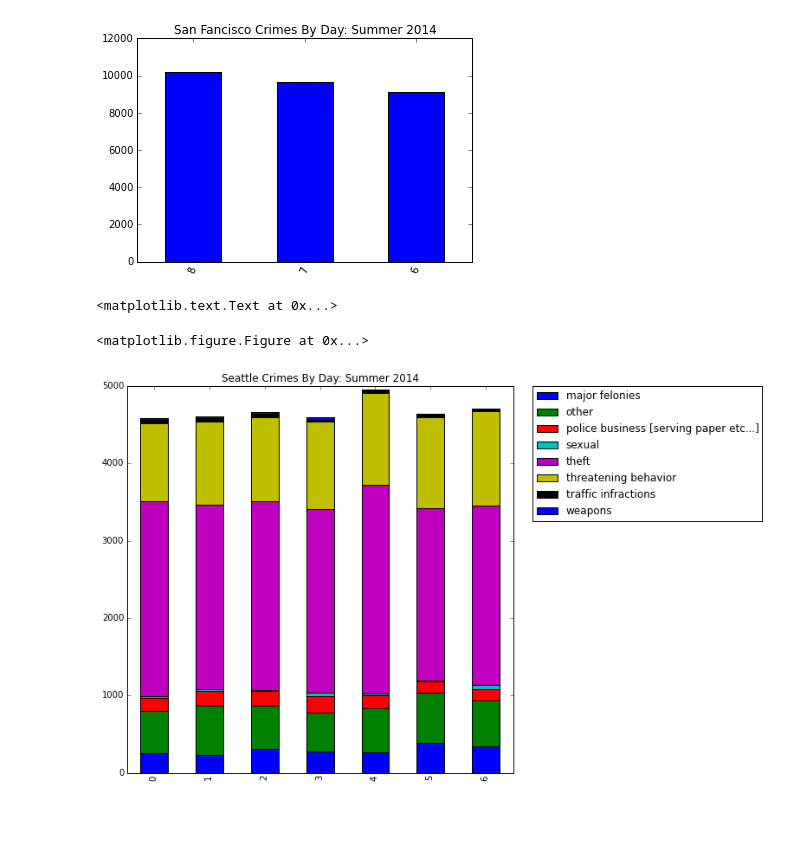
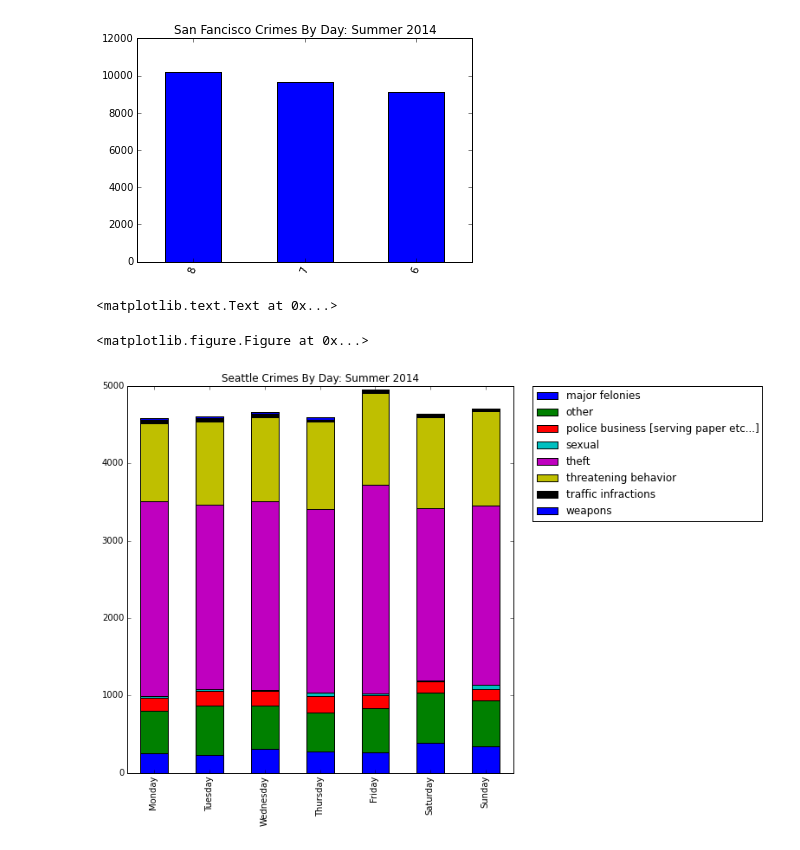
Before and after one commit to GF808080/cs-dvis, a Jupyter notebook: CrimeVis.ipynb, the cells around one changed output. Drawn from its saved outputs; the diff is of its cells as text; code cells hidden in the pictures; blank space fills up the shorter version.

```diff
--- a/CrimeVis.ipynb
+++ b/CrimeVis.ipynb
@@ -139,14 +145,15 @@ sf['BroadCrimeCat'] =sf['BroadCrimeCat'].apply(lambda x: to_type(x))
 # %%
 fig = plt.figure(figsize=(10,10))
 ax = seattle.groupby(seattle['Occurred Date or Date Range Start'].dt.dayofweek)\
 ['BroadCrimeCat'].value_counts().unstack(1).plot(kind='bar', stacked=True, figsize=(8,8))
 ax.set_xticklabels(['Monday', 'Tuesday', 'Wednesday', 'Thursday', "Friday", "Saturday", "Sunday"])
+plt.xticks(rotation = 70)
 plt.legend(bbox_to_anchor=(1.05, 1), loc=2, borderaxespad=0.)
 plt.title('Seattle Crimes By Day: Summer 2014')
 # %% [output]
 <matplotlib.text.Text at 0x...>
 <matplotlib.figure.Figure at 0x...>
-[figure, old version]
+[figure, new version]
 # %%
 fig = plt.figure(figsize=(10,10))
 ax = sf.groupby(sf['DayOfWeek'])['BroadCrimeCat'].value_counts().unstack(1).plot(kind='bar', stacked=True, figsize=(8,8))
```
Also changed, not shown: parts of 6 cells of this notebook.
